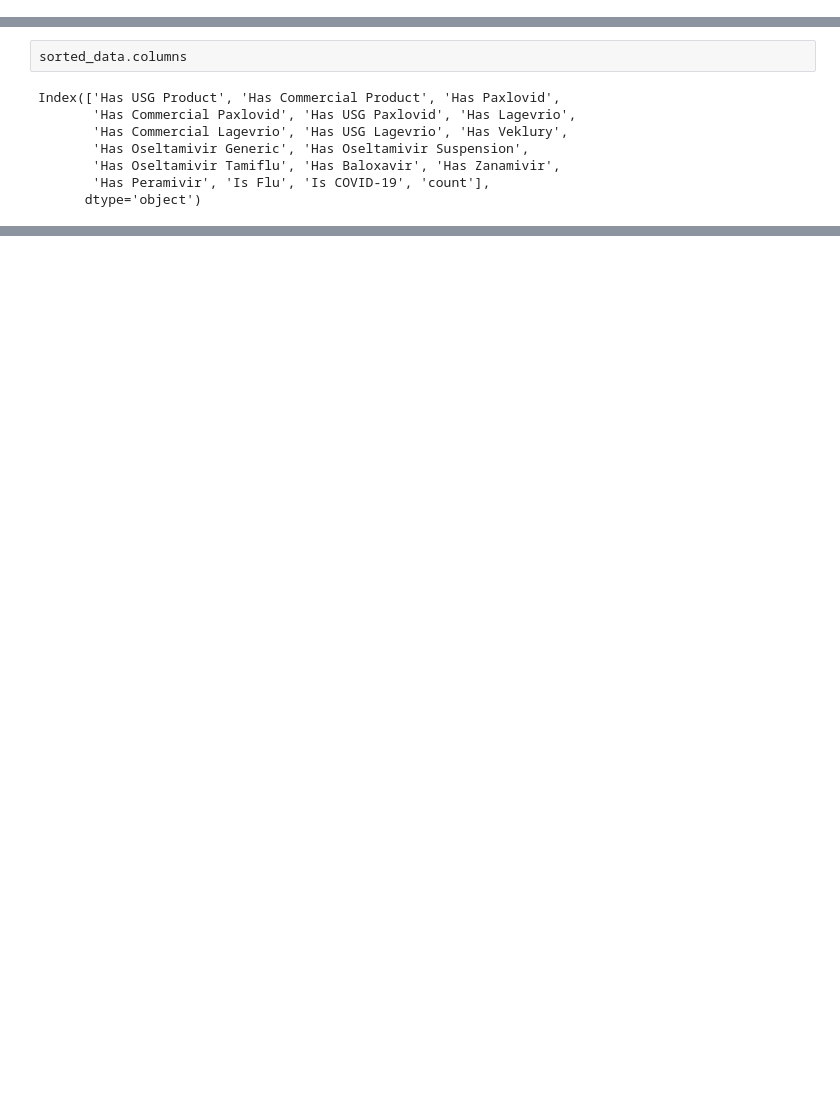
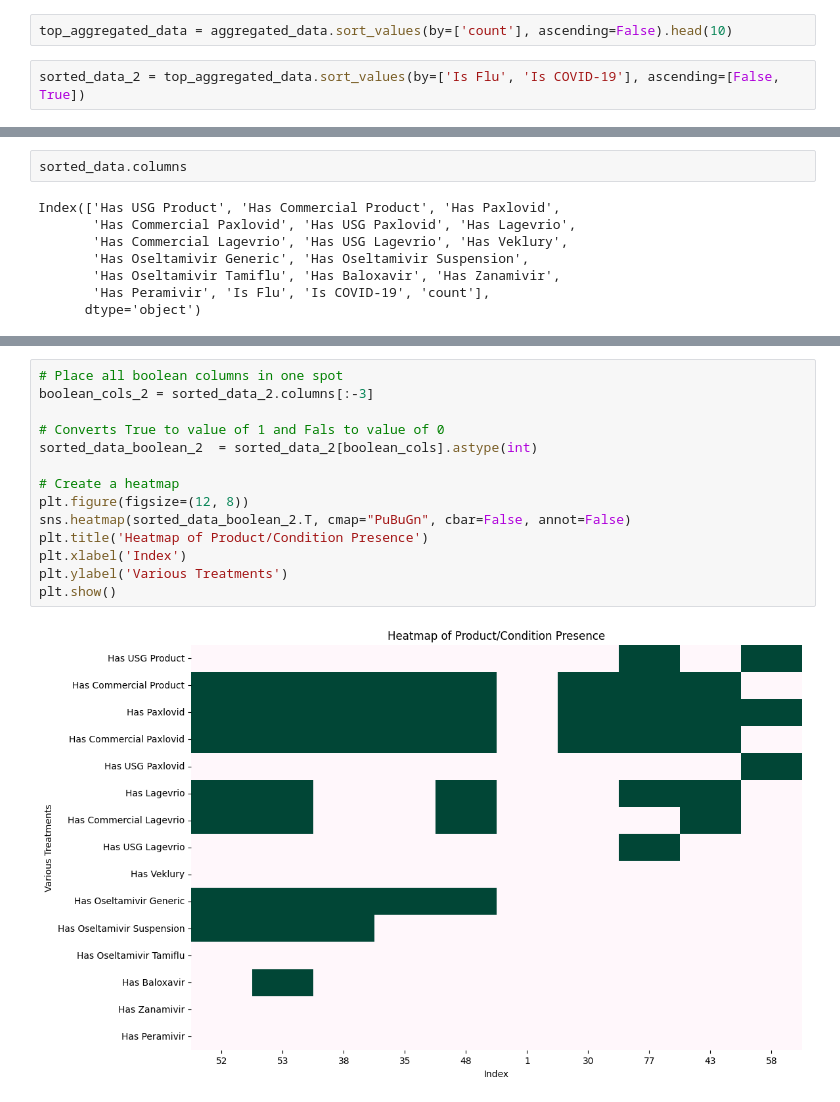
Before and after one commit to luckycarms/music_audio, a Jupyter notebook: ASPR/ASPR.ipynb, the cells around one changed output, grey strips where cells are left out. Drawn from its saved outputs; the diff is of its cells as text; blank space fills up the shorter version.

```diff
--- a/ASPR/ASPR.ipynb
+++ b/ASPR/ASPR.ipynb
@@ -216,0 +161,4 @@ plt.show()
+# %%
+top_aggregated_data = aggregated_data.sort_values(by=['count'], ascending=False).head(10)
+# %%
+sorted_data_2 = top_aggregated_data.sort_values(by=['Is Flu', 'Is COVID-19'], ascending=[False, True])
@@ -270,0 +201,16 @@ plot_aspr()
+# %%
+# Place all boolean columns in one spot
+boolean_cols_2 = sorted_data_2.columns[:-3]
+
+# Converts True to value of 1 and Fals to value of 0
+sorted_data_boolean_2  = sorted_data_2[boolean_cols].astype(int)
+
+# Create a heatmap
+plt.figure(figsize=(12, 8))
+sns.heatmap(sorted_data_boolean_2.T, cmap="PuBuGn", cbar=False, annot=False)
+plt.title('Heatmap of Product/Condition Presence')
+plt.xlabel('Index')
+plt.ylabel('Various Treatments')
+plt.show()
+# %% [output]
+[figure, added]
```
Also changed, not shown: parts of 9 cells of this notebook.
